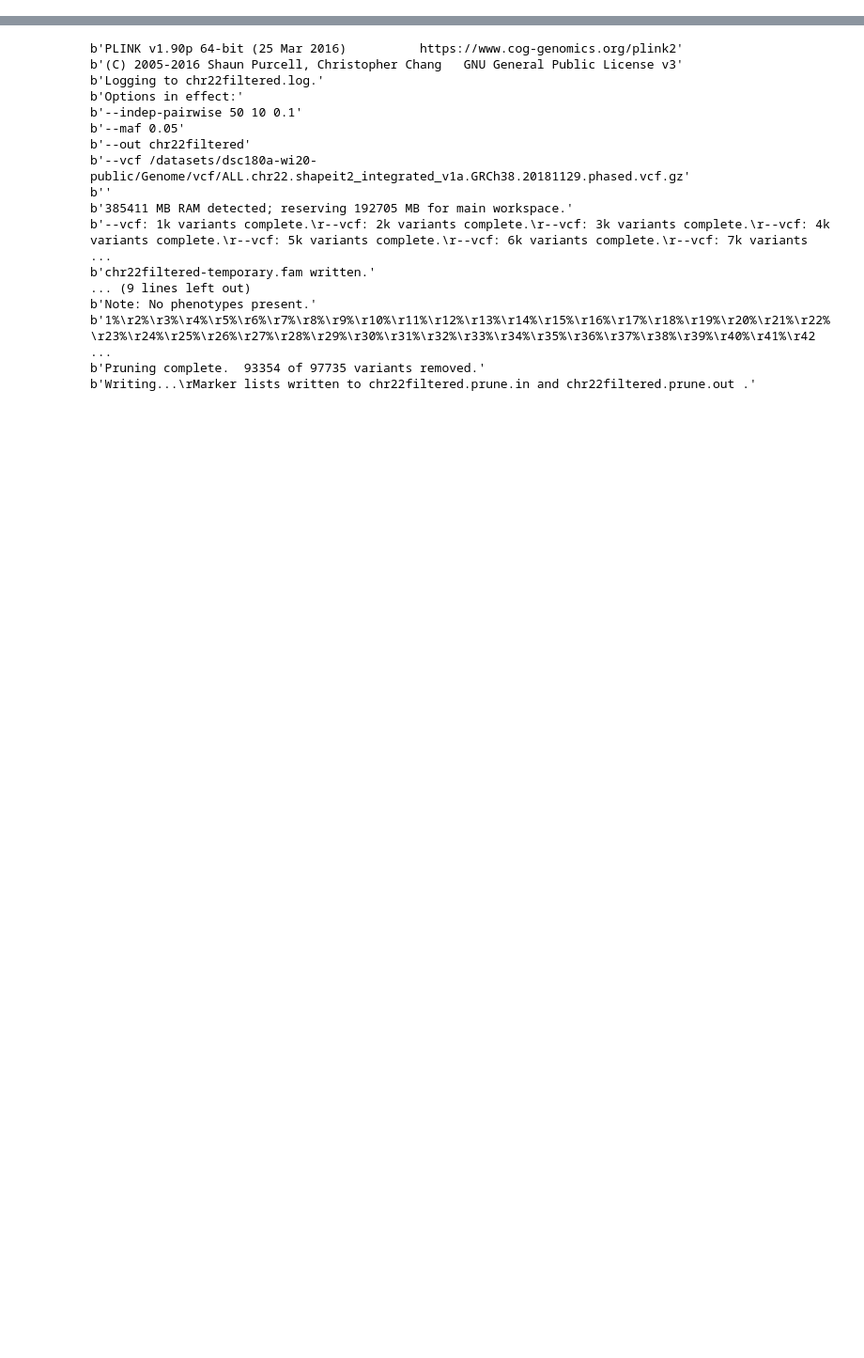
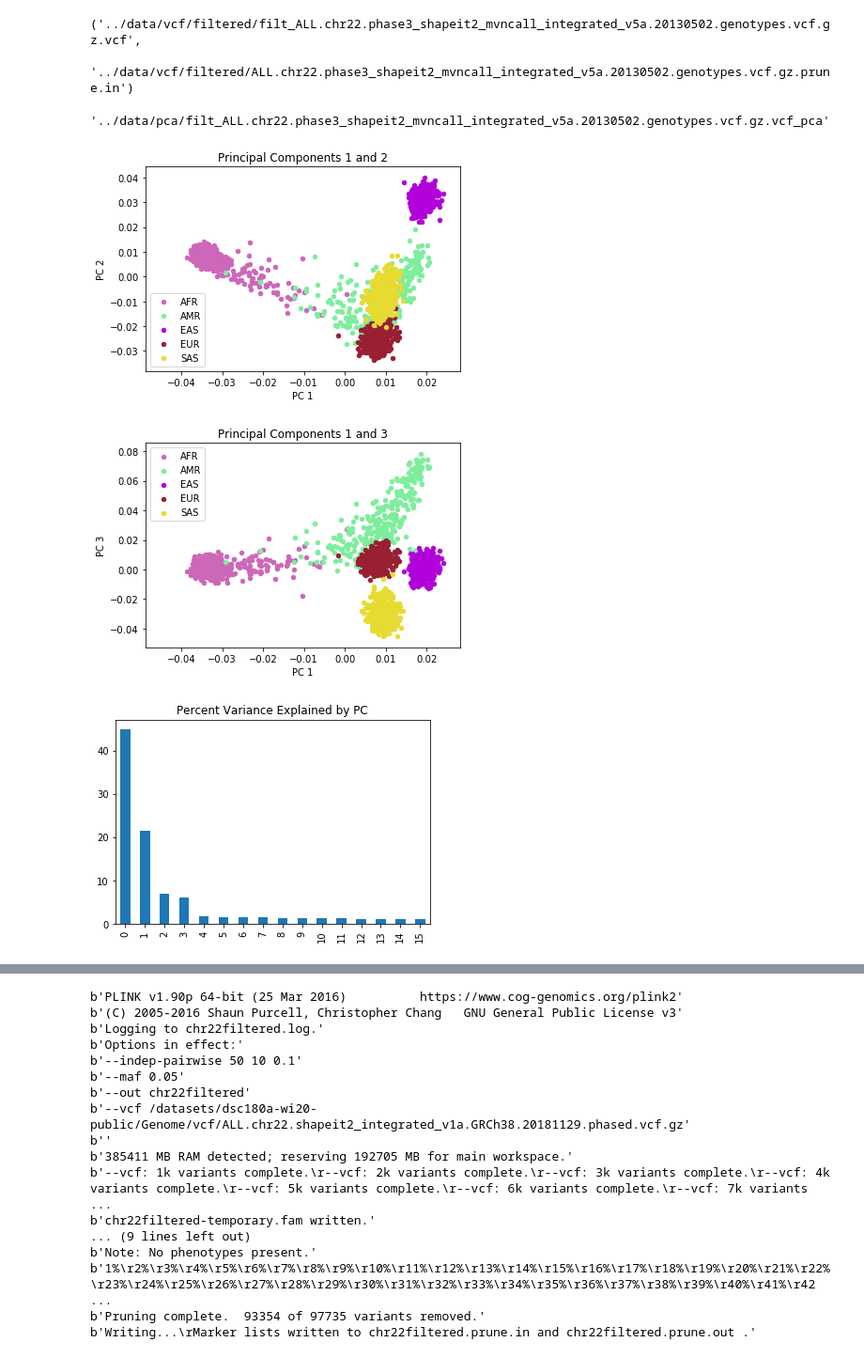
Before and after one commit to pserket/Clustering-Human-Genome, a Jupyter notebook: notebooks/vcf filter.ipynb, the cells around one changed output, grey strips where cells are left out. Shown at 94% size. Saved outputs shown, nothing was run; the diff lists cells and outputs as text; code cells hidden in the pictures; blank space fills up the shorter version.

Commit message:
commit with full test pipeline

```diff
--- a/notebooks/vcf filter.ipynb
+++ b/notebooks/vcf filter.ipynb
@@ -3,0 +72,25 @@ import pandas as pd
+# %%
+fp = ['../data/vcf/ALL.chr22.phase3_shapeit2_mvncall_integrated_v5a.20130502.genotypes.vcf.gz']
+fp = fp[0]
+filt_out_path = "../data/vcf/filtered/"
+prunefp, filtered_vcf = prune_filter_vcf(fp, filt_out_path, fp.split('/')[-1])
+# %%
+filtered_vcf, prunefp
+# %% [output]
+('../data/vcf/filtered/filt_ALL.chr22.phase3_shapeit2_mvncall_integrated_v5a.20130502.genotypes.vcf.gz.vcf',
+ '../data/vcf/filtered/ALL.chr22.phase3_shapeit2_mvncall_integrated_v5a.20130502.genotypes.vcf.gz.prune.in')
+# %%
+pca_out_path = '../data/pca/'
+pca_file_name = make_pca(filtered_vcf, prunefp, pca_out_path, filtered_vcf.split('/')[-1])
+# %%
+pop_df = pd.read_csv('../test/integrated_call_samples_v3.20130502.ALL.panel', delimiter='\t').drop(columns=['Unnamed: 4', 'Unnamed: 5'])
+# %%
+pca_file_name
+# %% [output]
+'../data/pca/filt_ALL.chr22.phase3_shapeit2_mvncall_integrated_v5a.20130502.genotypes.vcf.gz.vcf_pca'
+# %%
+plot_from_pca(pca_file_name, pop_df)
+# %% [output]
+[figure, added]
+[figure, added]
+[figure, added]
```
Also changed, not shown: parts of 48 cells of this notebook, 10 other files.
